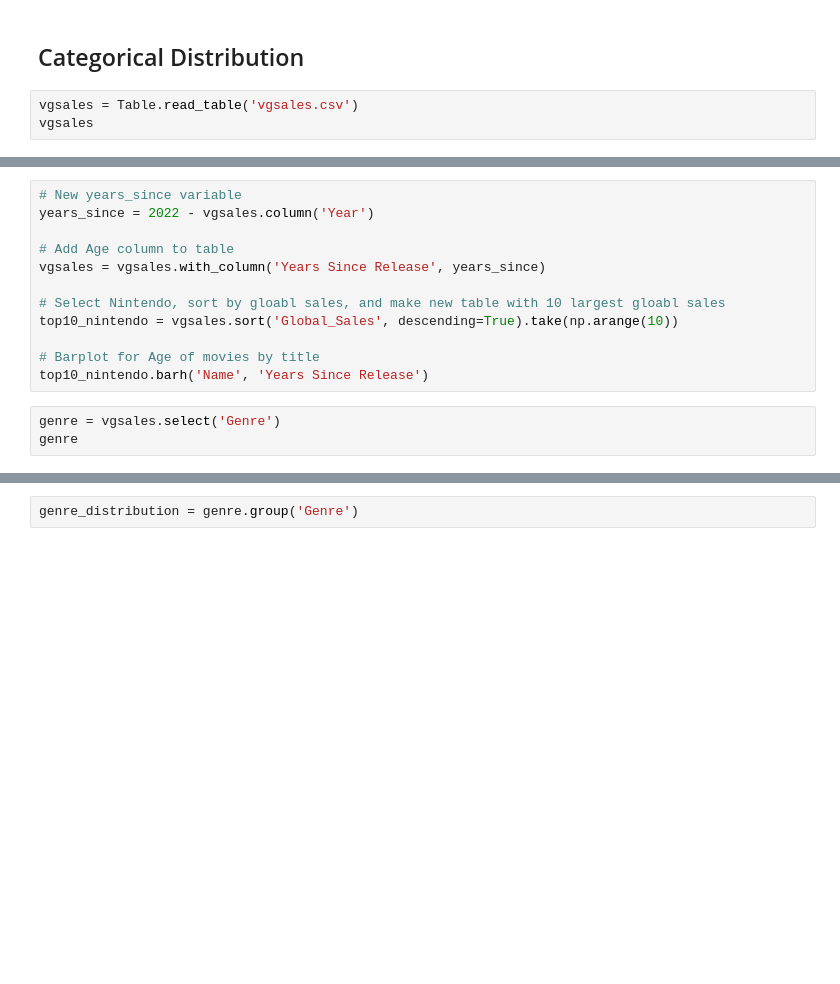
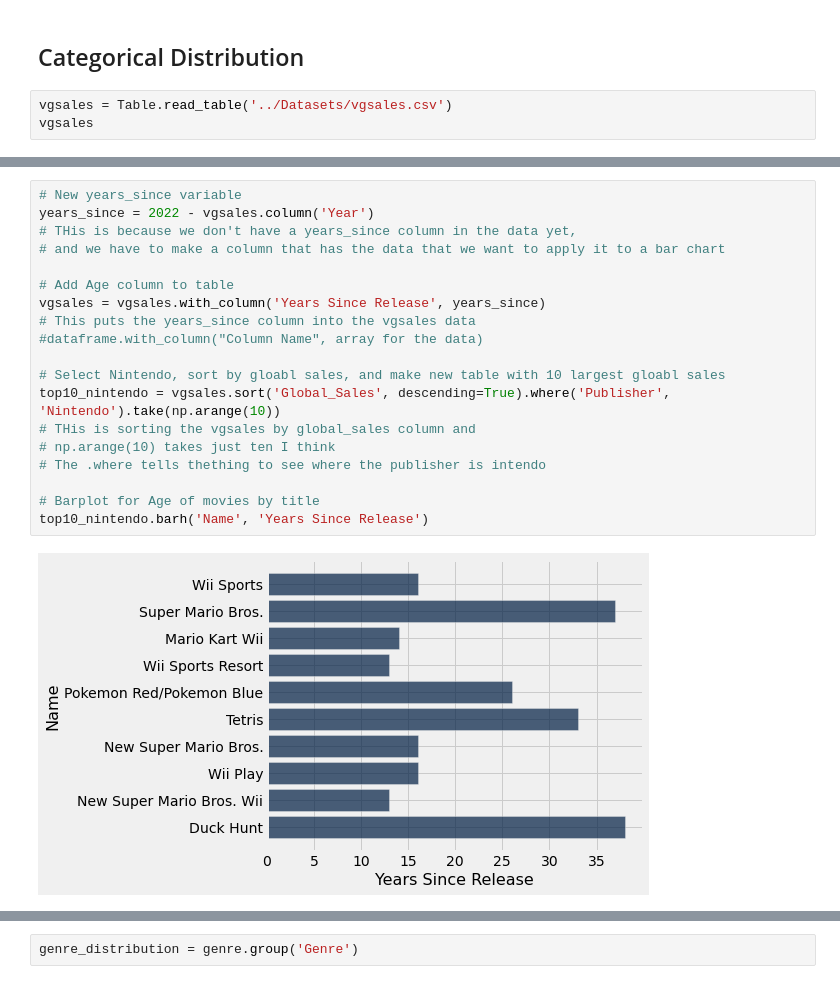
Before and after one commit to awar2170/STOR_120, a Jupyter notebook: Unit3_PythonBasics_Manipulate_Visualize_Data/Lecture Notes/STOR 120 - Lecture 08.ipynb, the cells around one changed output, grey strips where cells are left out. Cells and saved outputs as stored; diff of their text form; blank space fills up the shorter version.

```diff
--- a/Unit3_PythonBasics_Manipulate_Visualize_Data/Lecture Notes/STOR 120 - Lecture 08.ipynb
+++ b/Unit3_PythonBasics_Manipulate_Visualize_Data/Lecture Notes/STOR 120 - Lecture 08.ipynb
@@ -13,5 +13,5 @@ plots.rcParams["patch.force_edgecolor"] = True
 # %% [markdown]
 ## Categorical Distribution ##
 # %%
-vgsales = Table.read_table('vgsales.csv')
+vgsales = Table.read_table('../Datasets/vgsales.csv')
 vgsales
@@ -18,15 +31,21 @@ vgsales
 # %%
 # New years_since variable
 years_since = 2022 - vgsales.column('Year')
+# THis is because we don't have a years_since column in the data yet,
+# and we have to make a column that has the data that we want to apply it to a bar chart
 
 # Add Age column to table
 vgsales = vgsales.with_column('Years Since Release', years_since)
+# This puts the years_since column into the vgsales data
+#dataframe.with_column("Column Name", array for the data)
 
 # Select Nintendo, sort by gloabl sales, and make new table with 10 largest gloabl sales
-top10_nintendo = vgsales.sort('Global_Sales', descending=True).take(np.arange(10))
+top10_nintendo = vgsales.sort('Global_Sales', descending=True).where('Publisher', 'Nintendo').take(np.arange(10))
+# THis is sorting the vgsales by global_sales column and
+# np.arange(10) takes just ten I think
+# The .where tells thething to see where the publisher is intendo
 
 # Barplot for Age of movies by title
 top10_nintendo.barh('Name', 'Years Since Release')
+# %% [output]
+[figure, added]
-# %%
-genre = vgsales.select('Genre')
-genre
```
Also changed, not shown: parts of 28 cells of this notebook, 2 other files.
